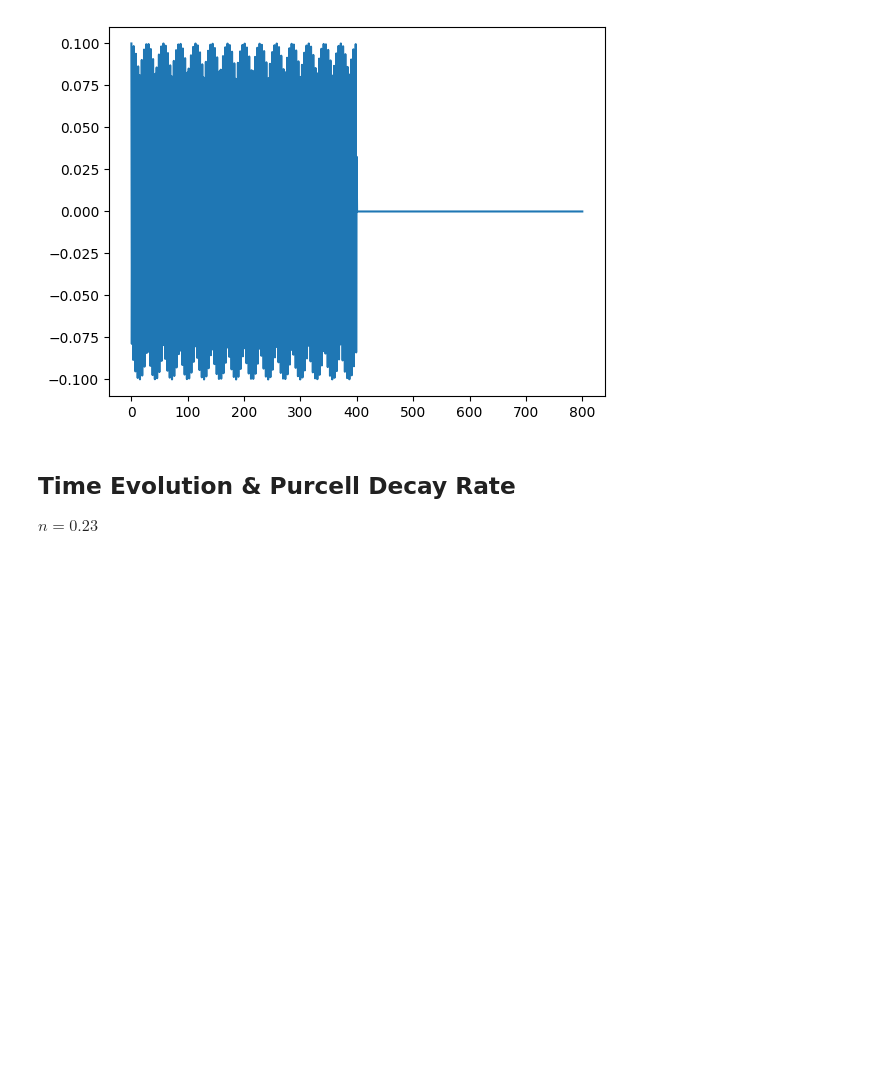
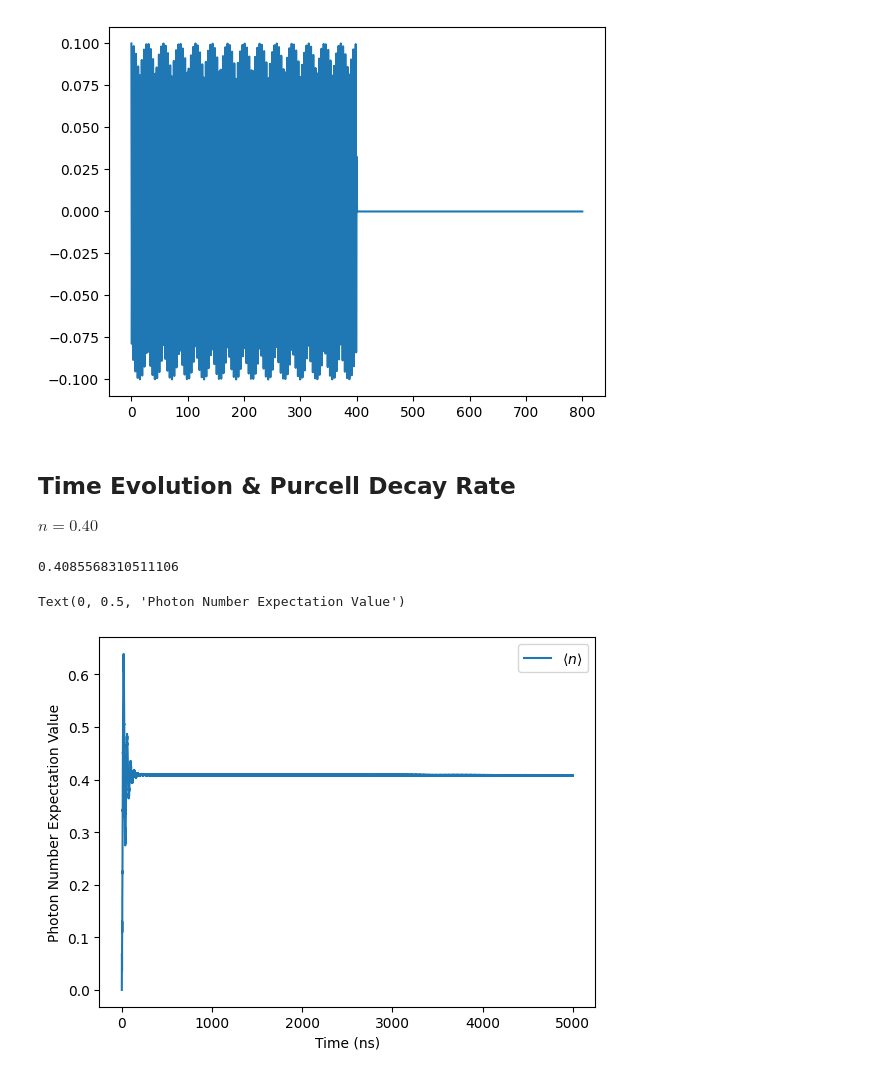
Before and after one commit to BrainConnection/Dynamical_Decoupling_Project, a Jupyter notebook: Purcell Filter.ipynb, the cells around one changed output. Cells and saved outputs as stored; diff of their text form; code cells hidden in the pictures; blank space fills up the shorter version.

```diff
--- a/Purcell Filter.ipynb
+++ b/Purcell Filter.ipynb
@@ -228,7 +228,7 @@ $ H_1 = A(t) (\hat{a} + \hat{a}^\dagger) \cos{(\omega_{rd} t ) } $
 ![캡처2.png](embedded-picture-1)
 # %%
 # constant
-N = 5
+N = 2
 
 omega_r = 2 * np.pi * 7.0   # resonator frequency in units of GHz
 omega_f = 2 * np.pi * 7.0   # resonator frequency in units of GHz
@@ -269,7 +269,7 @@ psi_2p = tensor((basis(2,0) + basis(2,1))/np.sqrt(2), basis(N,0), basis(N,0))
 psi_21 = tensor(basis(2,1), basis(N,0), basis(N,0))
 
 
-H0 = -0.5*omega_q*sz_composite + omega_r*number_composite_r + omega_f*number_composite_f + g*(tensor(sp, a, qeye(N))+tensor(sm, a.dag(), qeye(N))) + G*(tensor(qeye(2), a, b.dag())+tensor(qeye(2), a.dag(), qeye(N)))
+H0 = -0.5*omega_q*sz_composite + omega_r*number_composite_r + omega_f*number_composite_f + g*(tensor(sp, a, qeye(N))+tensor(sm, a.dag(), qeye(N))) + G*(tensor(qeye(2), a, b.dag()) + tensor(qeye(2), a.dag(), b))
 # %%
 # time-dependent coefficient for drive
 def Hrd_env(t, args):
@@ -295,7 +295,7 @@ plt.plot(tlist, Hrd_coeff(tlist, {'A': 0.1, 'T': 400, 'omega_rd': omega_rd}))
 # %% [markdown]
 ## Time Evolution & Purcell Decay Rate
 
-$n=0.23$
+$n=0.40$
 # %%
 tlist = np.linspace(0, 5000, 50000)
 
@@ -304,17 +304,22 @@ result = mesolve(
     psi_21,
     tlist,
     c_ops = [np.sqrt(kappa_f) * tensor(qeye(2), qeye(N), b)],
-    args = {'A': 0.01 * 2 * np.pi, 'T': 5000, 'omega_rd': omega_rd},
+    args = {'A': 0.1 * 2 * np.pi, 'T': 5000, 'omega_rd': omega_rd},
     e_ops = op_list,
 )
 
 result.expect[4][-1]
+# %% [output]
+0.4085568310511106
 # %%
 # Plot Readout Resonator Photon Number
 
 fig, ax = plt.subplots(1, 1)
-ax.plot(tlist, result.expect[4], label = r'$\langle\sigma_x\rangle$')
+ax.plot(tlist, result.expect[4], label = r'$\langle n \rangle$')
 ax.legend(loc = 0)
 ax.set_xlabel('Time (ns)')
 ax.set_ylabel('Photon Number Expectation Value')
+# %% [output]
+Text(0, 0.5, 'Photon Number Expectation Value')
+[figure, added]
 # %%
```
Also changed, not shown: parts of 14 cells of this notebook.
